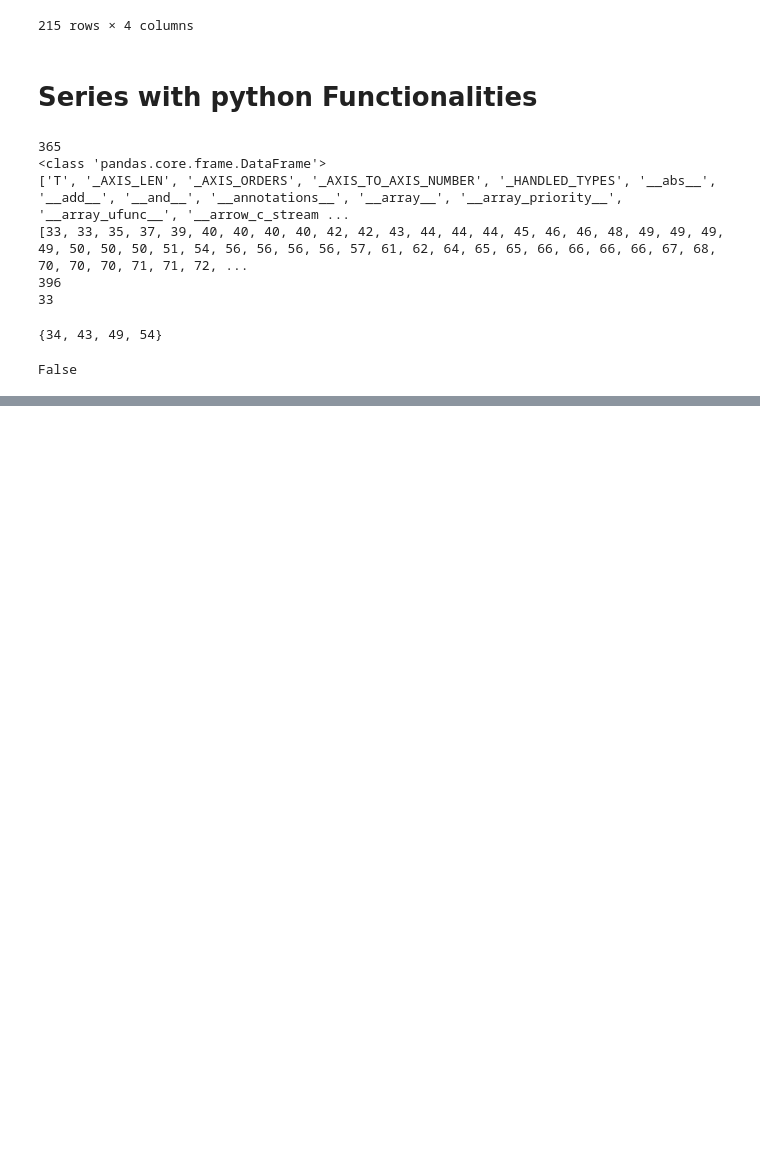
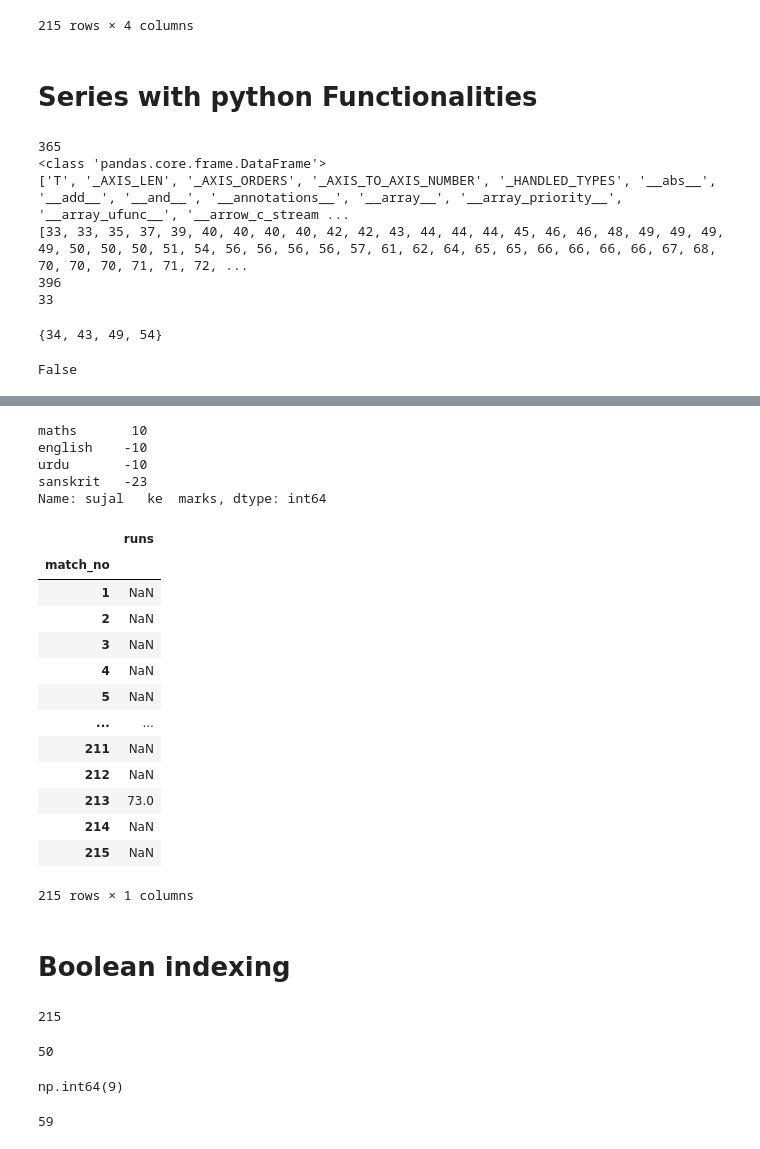
Before and after one commit to thesujalgaur/DATA-SCIENCE-Personal, a Jupyter notebook: Pandas/pandas_series.ipynb, the cells around one changed output, grey strips where cells are left out. Saved outputs shown, nothing was run; the diff lists cells and outputs as text; code cells hidden in the pictures; blank space fills up the shorter version.

```diff
--- a/Pandas/pandas_series.ipynb
+++ b/Pandas/pandas_series.ipynb
@@ -556,0 +548,53 @@ lead
+# %%
+# Arithmetic Operators (Broadcasting)
+100-marks_series
+2+marks_series
+33-marks_series
+# %% [output]
+maths       10
+english    -10
+urdu       -10
+sanskrit   -23
+Name: sujal   ke  marks, dtype: int64
+# %%
+# Relational Operators
+vk[vk >= 50]
+# %% [output]
+|  | runs |
+| match_no |  |
+| 1 | NaN |
+| 2 | NaN |
+| 3 | NaN |
+| 4 | NaN |
+| 5 | NaN |
+| ... | ... |
+| 211 | NaN |
+| 212 | NaN |
+| 213 | 73.0 |
+| 214 | NaN |
+| 215 | NaN |
+215 rows × 1 columns
+# %% [markdown]
+# Boolean indexing
+# %%
+# Find no of 50's and 100's scored by kohli
+print(vk[vk>=50].size)
+# %% [output]
+215
+# %%
+a = vk[vk["runs"] >= 50]["runs"].count()
+print(a)
+# %% [output]
+50
+# %%
+#find number of ducks
+duck=vk[vk['runs']==0]['runs'].count()
+duck
+# %% [output]
+np.int64(9)
+# %%
+#count number of day when i have 200 subs a day
+ths=subs[subs['Subscribers gained']>200].size
+ths
+# %% [output]
+59
```
Also changed, not shown: parts of 9 cells of this notebook.
